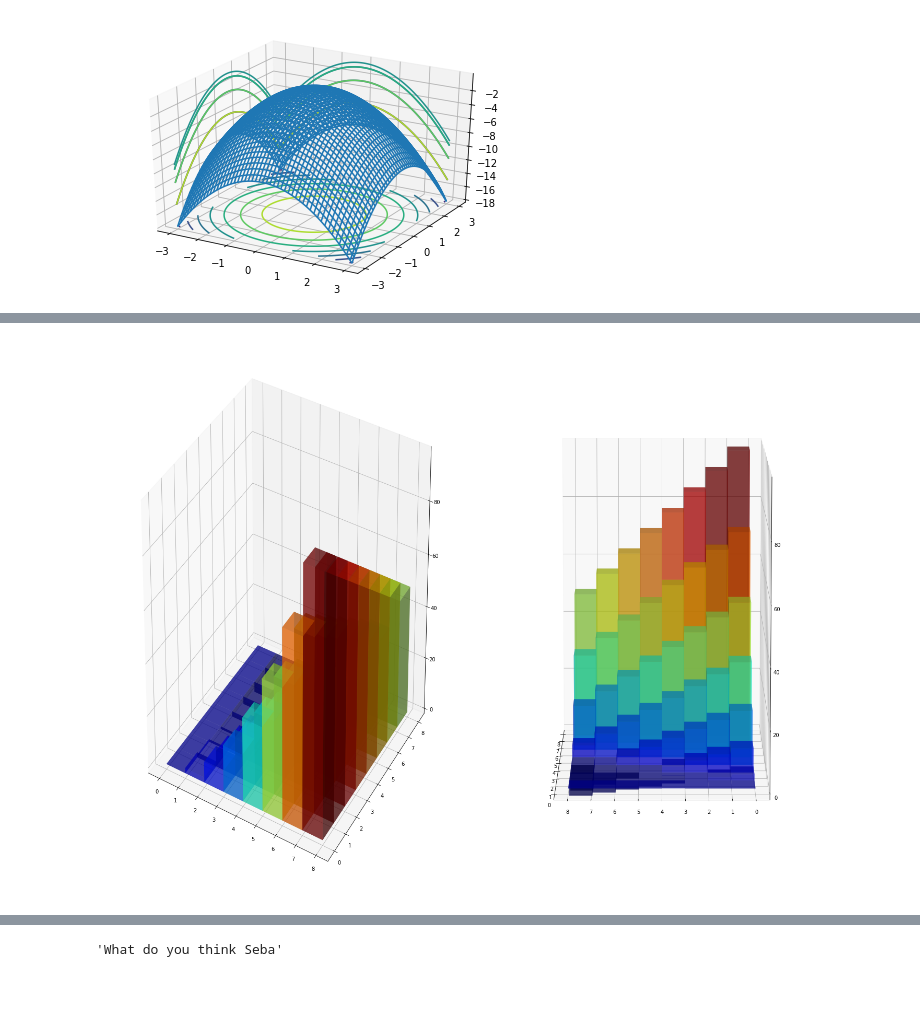
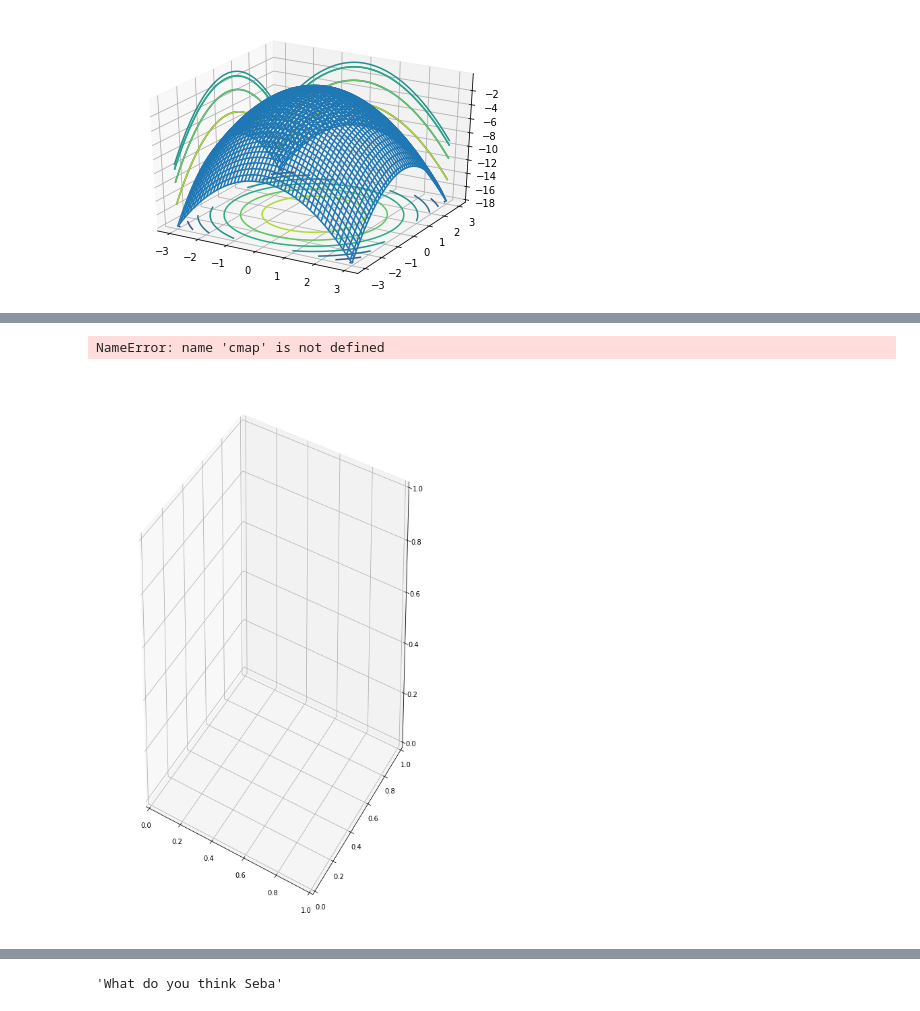
Before and after one commit to jfkoehler/calc_spring_2020, a Jupyter notebook: notebooks/08_more_with_integrals.ipynb, the cells around one changed output, grey strips where cells are left out. Cells and saved outputs as stored; diff of their text form; code cells hidden in the pictures.

```diff
--- a/notebooks/08_more_with_integrals.ipynb
+++ b/notebooks/08_more_with_integrals.ipynb
@@ -202,28 +205,30 @@ m = max(top)
 # %%
 x = np.arange(8)
 y = np.arange(8)
 X, Y = np.meshgrid(x, y)
 x, y = X.ravel(), Y.ravel()
 
 top = 2*x**2 - x*y
 bottom = np.zeros_like(top)
 width = depth = 1
 
-cmap = cm.get_cmap('jet')
+
+# cmap = cm.get_cmap('jet')
 l = min(top)
 m = max(top)
 
 fig = plt.figure(figsize = (20, 15))
 ax = fig.add_subplot(121, projection = '3d')
 ax.bar3d(x, y, bottom, width, depth, top, alpha = 0.5, color = [cmap((k - l)/m) for k in top])
 plt.tight_layout()
 ax = fig.add_subplot(122, projection = '3d')
 ax.bar3d(x, y, bottom, width, depth, top, alpha = 0.5, color = [cmap((k - l)/m) for k in top])
 ax.view_init(elev = 10., azim = 180)
 
 # plt.tight_layout()
 # %% [output]
+NameError: name 'cmap' is not defined
-[figure, old version]
+[figure, new version]
 # %%
 import ipywidgets as widgets
 from ipywidgets import interact
```
Also changed, not shown: parts of 4 cells of this notebook, 4 other files.
